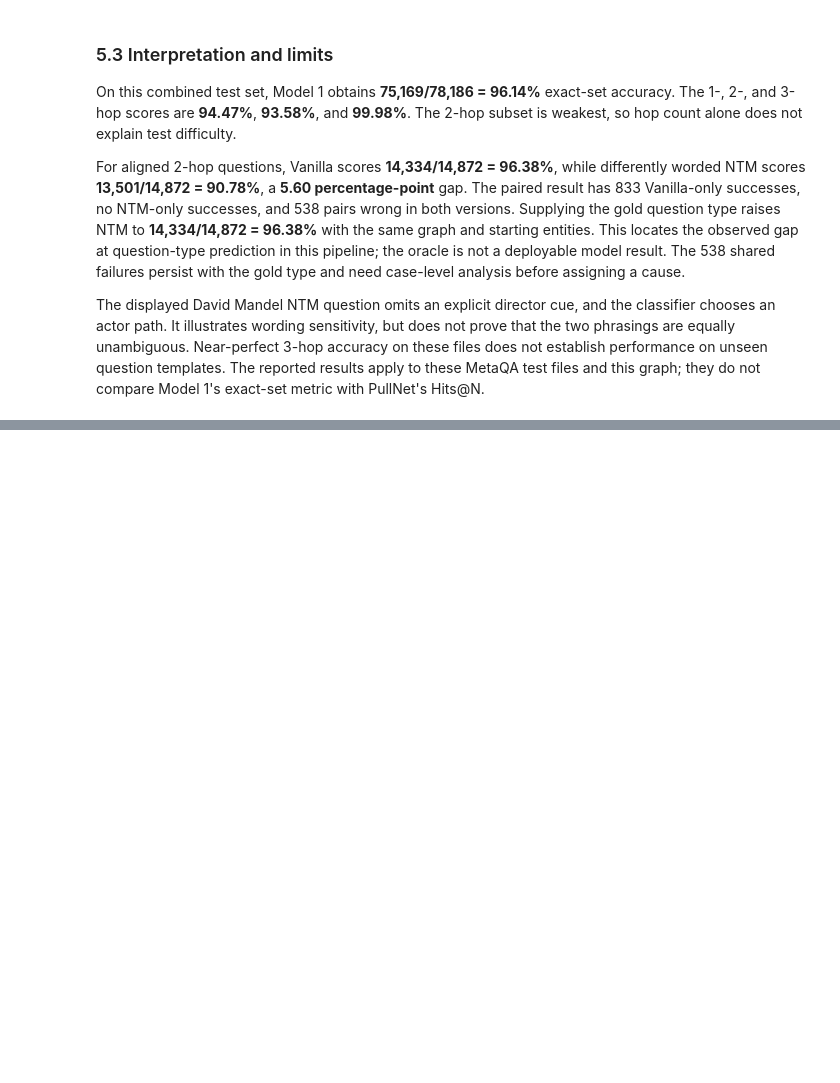
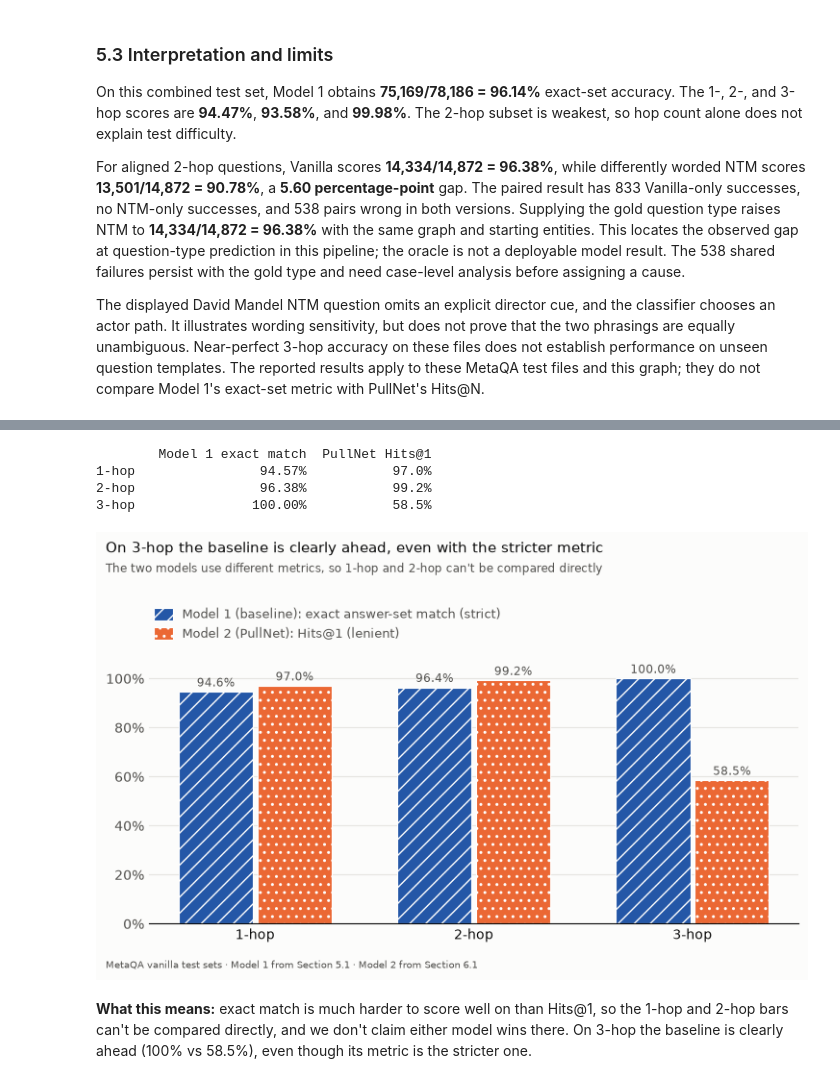
Before and after one commit to ltangg2/comp9444, a Jupyter notebook: jupyter notebook.ipynb, the cells around one changed output, grey strips where cells are left out. Drawn from its saved outputs; the diff is of its cells as text; code cells hidden in the pictures; blank space fills up the shorter version.

```diff
--- a/jupyter notebook.ipynb
+++ b/jupyter notebook.ipynb
@@ -815,0 +1094,48 @@ The displayed David Mandel NTM question omits an explicit director cue, and the
+# %%
+# Model 1: exact answer-set match on the vanilla test sets (table in Section 5.1)
+try:
+    disc_m1 = {int(r.hop): r.exact_set_accuracy
+               for r in result_table[result_table.wording == "vanilla"].itertuples()}
+except NameError:  # Section 5.1 not run in this session: use the counts it printed
+    disc_m1 = {1: 9407 / 9947, 2: 14334 / 14872, 3: 14274 / 14274}
+# Model 2: Hits@1 (Section 6.1)
+disc_pn = {hop: s["hits@1"] for hop, s in pn_scores.items()}
+disc_hops = sorted(set(disc_m1) & set(disc_pn))
+
+print(f"{'':6}{'Model 1 exact match':>21}{'PullNet Hits@1':>16}")
+for hop in disc_hops:
+    print(f"{hop}-hop {100 * disc_m1[hop]:>20.2f}%{pn_pct(disc_pn[hop]):>16}")
+
+fig, ax = plt.subplots(figsize=(7.5, 4.6), facecolor=PN_SURFACE)
+pn_style(ax)
+for i, (label, values, color, hatch) in enumerate([
+        ("Model 1 (baseline): exact answer-set match (strict)", disc_m1, "#2457A7", "//"),
+        ("Model 2 (PullNet): Hits@1 (lenient)", disc_pn, PN_ORANGE, "..")]):
+    xs = [hop - 1 + (i - 0.5) * 0.36 for hop in disc_hops]
+    bars = ax.bar(xs, [100 * values[hop] for hop in disc_hops], width=0.34, color=color, hatch=hatch,
+                  edgecolor="white", linewidth=0.8, label=label, zorder=2)
+    ax.bar_label(bars, labels=[f"{100 * values[hop]:.1f}%" for hop in disc_hops],
+                 padding=2, fontsize=8.5, color=PN_INK_2)
+ax.set_xticks([hop - 1 for hop in disc_hops], [f"{hop}-hop" for hop in disc_hops], color=PN_INK, fontsize=10)
+ax.set_ylim(0, 110)
+ax.set_yticks(range(0, 101, 20), [f"{t}%" for t in range(0, 101, 20)])
+ax.legend(loc="lower left", bbox_to_anchor=(-0.01, 1.01), ncol=1, frameon=False, fontsize=9,
+          labelcolor=PN_INK_2, handlelength=1.6, handleheight=1.2)
+fig.suptitle("On 3-hop the baseline is clearly ahead, even with the stricter metric",
+             x=0.02, ha="left", fontsize=11, color=PN_INK, y=0.975)
+fig.text(0.02, 0.905, "The two models use different metrics, so 1-hop and 2-hop can't be compared directly",
+         fontsize=8.5, color=PN_INK_2)
+fig.text(0.02, 0.01, "MetaQA vanilla test sets · Model 1 from Section 5.1 · Model 2 from Section 6.1",
+         fontsize=7.5, color=PN_INK_2)
+fig.subplots_adjust(left=0.08, right=0.98, bottom=0.11, top=0.72)
+fig.savefig(PN_FIG_DIR / "model_comparison_by_hop.png", dpi=200, facecolor=PN_SURFACE)
+plt.show()
+# %% [output]
+        Model 1 exact match  PullNet Hits@1
+1-hop                94.57%           97.0%
+2-hop                96.38%           99.2%
+3-hop               100.00%           58.5%
+[figure, added]
+# %% [markdown]
+**What this means:** exact match is much harder to score well on than Hits@1, so the 1-hop and 2-hop bars can't be compared directly, and we don't claim either model wins there. On 3-hop the baseline is clearly ahead (100% vs 58.5%), even though its metric is the stricter one.
+<!-- Lily: update these numbers after the full re-run (they come from the code outputs) -->
```
Also changed, not shown: parts of 15 cells of this notebook, 3 other files.
